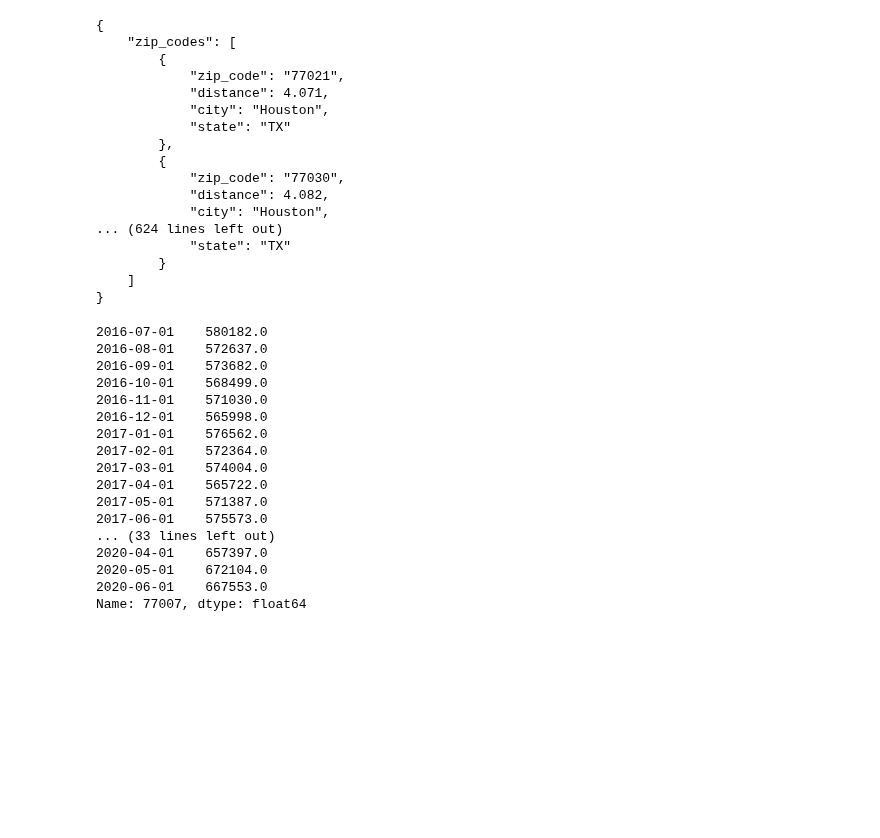
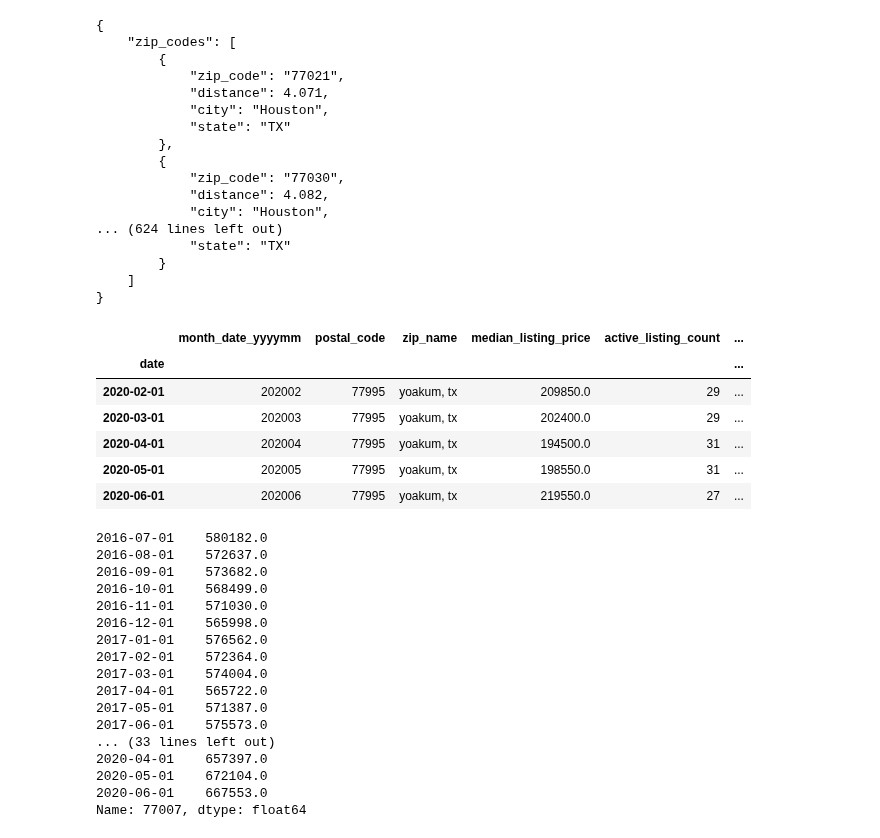
Before and after one commit to dovu93/Real_Estate_Investment_Identifier, a Jupyter notebook: Notebooks/trail&error2_Vu.ipynb, the cells around one changed output. Cells and saved outputs as stored; diff of their text form; code cells hidden in the pictures; blank space fills up the shorter version.

```diff
--- a/Notebooks/trail&error2_Vu.ipynb
+++ b/Notebooks/trail&error2_Vu.ipynb
@@ -212,6 +212,16 @@ new_listing_df = pd.pivot_table(pricing_data_df, index='date', columns = 'postal
 average_listing_price_df = pd.pivot_table(pricing_data_df, index='date', columns = 'postal_code', values = 'average_listing_price')
 
 pending_ratio_df = pd.pivot_table(pricing_data_df, index='date', columns = 'postal_code', values = 'pending_ratio')
+# %%
+pricing_data_df.tail()
+# %% [output]
+|  | month_date_yyyymm | postal_code | zip_name | median_listing_price | active_listing_count | ... |
+| date |  |  |  |  |  | ... |
+| 2020-02-01 | 202002 | 77995 | yoakum, tx | 209850.0 | 29 | ... |
+| 2020-03-01 | 202003 | 77995 | yoakum, tx | 202400.0 | 29 | ... |
+| 2020-04-01 | 202004 | 77995 | yoakum, tx | 194500.0 | 31 | ... |
+| 2020-05-01 | 202005 | 77995 | yoakum, tx | 198550.0 | 31 | ... |
+| 2020-06-01 | 202006 | 77995 | yoakum, tx | 219550.0 | 27 | ... |
 # %%
 filtered_median_list_sqft_df = pd.DataFrame()
 filtered_median_list_sqft_df = filter_zip_code(zip_code, median_list_sqft_df, filtered_median_list_sqft_df)
```
Also changed, not shown: 2 other files.
